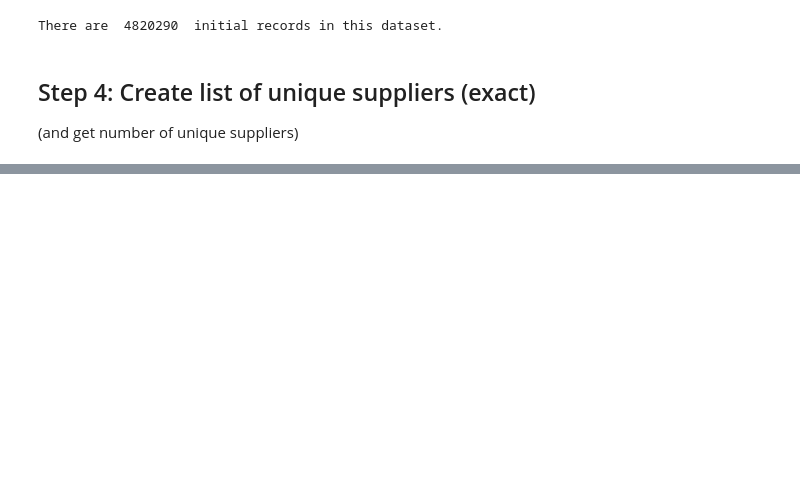
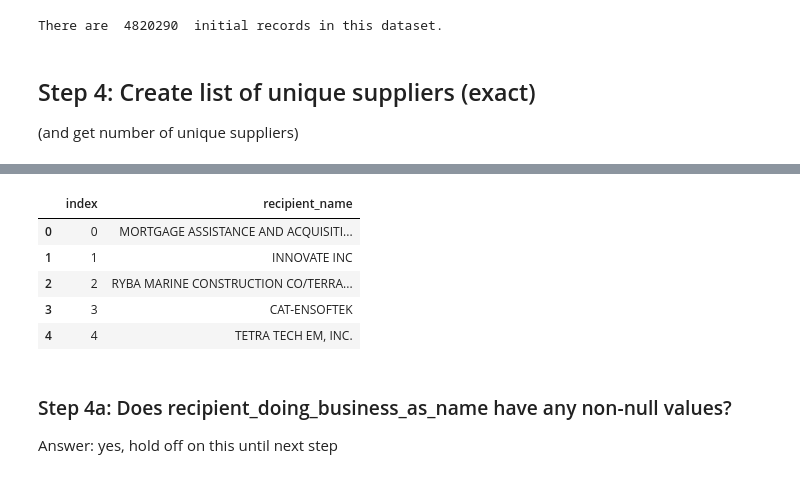
Before and after one commit to shannonmooney/government-spend, a Jupyter notebook: government spend analysis.ipynb, the cells around one changed output, grey strips where cells are left out. Cells and saved outputs as stored; diff of their text form; code cells hidden in the pictures; blank space fills up the shorter version.

```diff
--- a/government spend analysis.ipynb
+++ b/government spend analysis.ipynb
@@ -86,0 +89,13 @@ print("There are ", len(suppliers_unique), " unique suppliers (exact match only)
+# %%
+suppliers_unique.head()
+# %% [output]
+|  | index | recipient_name |
+| 0 | 0 | MORTGAGE ASSISTANCE AND ACQUISITI... |
+| 1 | 1 | INNOVATE INC |
+| 2 | 2 | RYBA MARINE CONSTRUCTION CO/TERRA... |
+| 3 | 3 | CAT-ENSOFTEK |
+| 4 | 4 | TETRA TECH EM, INC. |
+# %% [markdown]
+### Step 4a: Does recipient_doing_business_as_name have any non-null values?
+
+Answer: yes, hold off on this until next step
```
Also changed, not shown: parts of 3 cells of this notebook.
